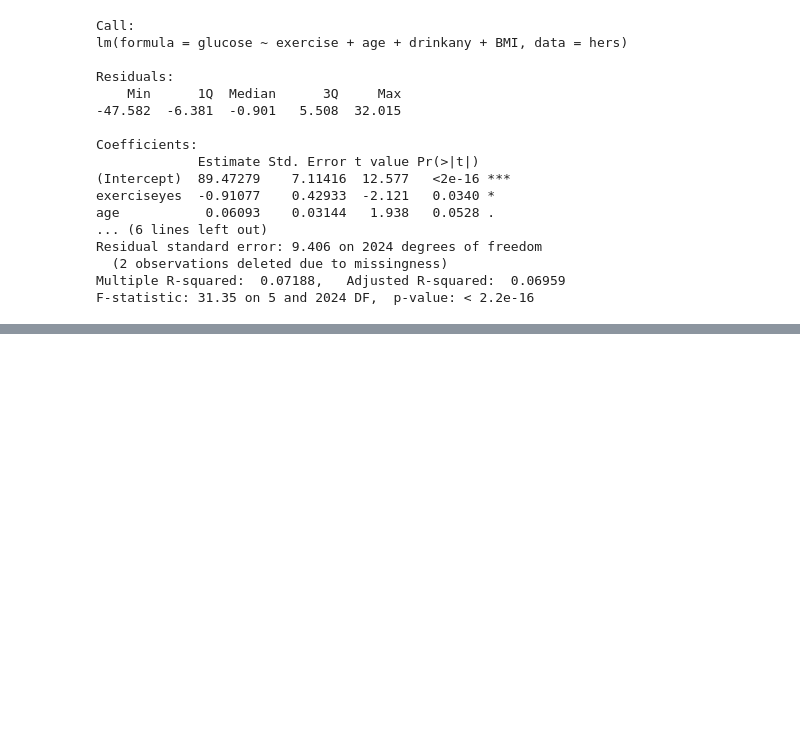
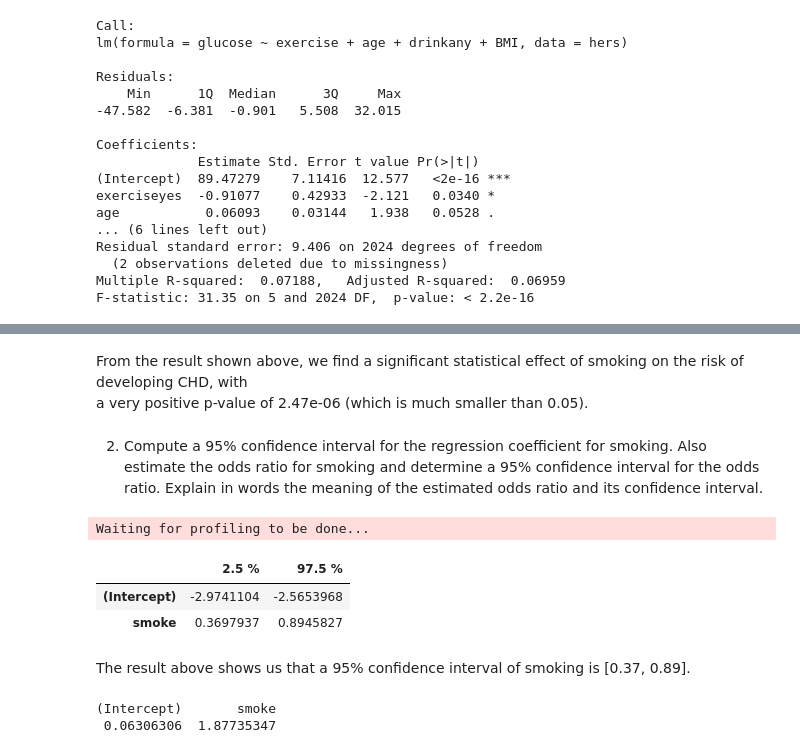
Before and after one commit to martinhe07/INDENG256, a Jupyter notebook: IERO256 Homework 06.ipynb, the cells around one changed output, grey strips where cells are left out. Drawn from its saved outputs; the diff is of its cells as text; code cells hidden in the pictures; blank space fills up the shorter version.

```diff
--- a/IERO256 Homework 06.ipynb
+++ b/IERO256 Homework 06.ipynb
@@ -38,0 +104,3 @@ F-statistic: 31.35 on 5 and 2024 DF,  p-value: < 2.2e-16
+# %%
+fit.smoke <- glm(chd69 ~ smoke, data = wcgs, family = binomial)
+summary(fit.smoke)
@@ -38,0 +125,21 @@ F-statistic: 31.35 on 5 and 2024 DF,  p-value: < 2.2e-16
+# %% [markdown]
+From the result shown above, we find a significant statistical effect of smoking on the risk of developing CHD, with <br>
+a very positive p-value of 2.47e-06 (which is much smaller than 0.05).<br>
+# %% [markdown]
+2. Compute a 95% confidence interval for the regression coefficient for smoking. Also estimate the
+odds ratio for smoking and determine a 95% confidence interval for the odds ratio. Explain in words
+the meaning of the estimated odds ratio and its confidence interval.
+# %%
+confint(fit.smoke)
+# %% [output]
+Waiting for profiling to be done...
+|  | 2.5 % | 97.5 % |
+| (Intercept) | -2.9741104 | -2.5653968 |
+| smoke | 0.3697937 | 0.8945827 |
+# %% [markdown]
+The result above shows us that a 95% confidence interval of smoking is [0.37, 0.89].<br>
+# %%
+exp(coef(fit.smoke))
+# %% [output]
+(Intercept)       smoke
+ 0.06306306  1.87735347
```
Also changed, not shown: parts of 24 cells of this notebook.
